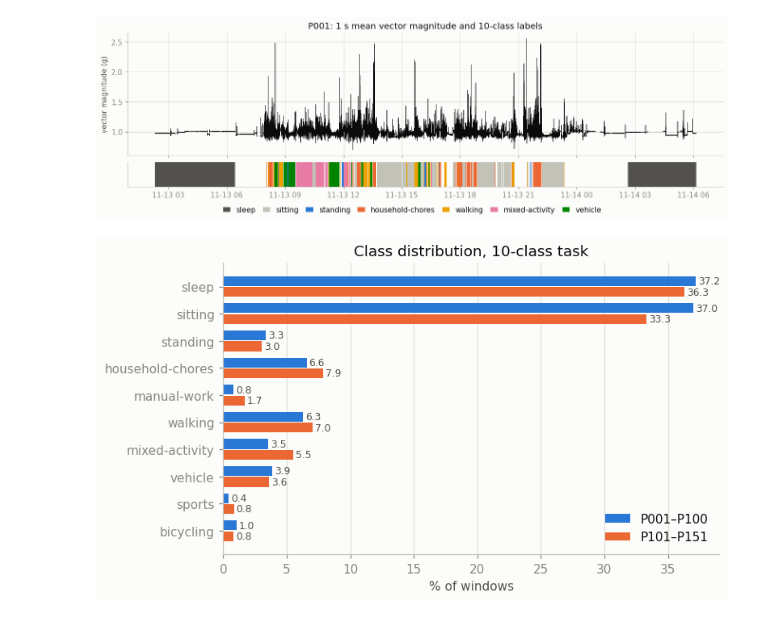
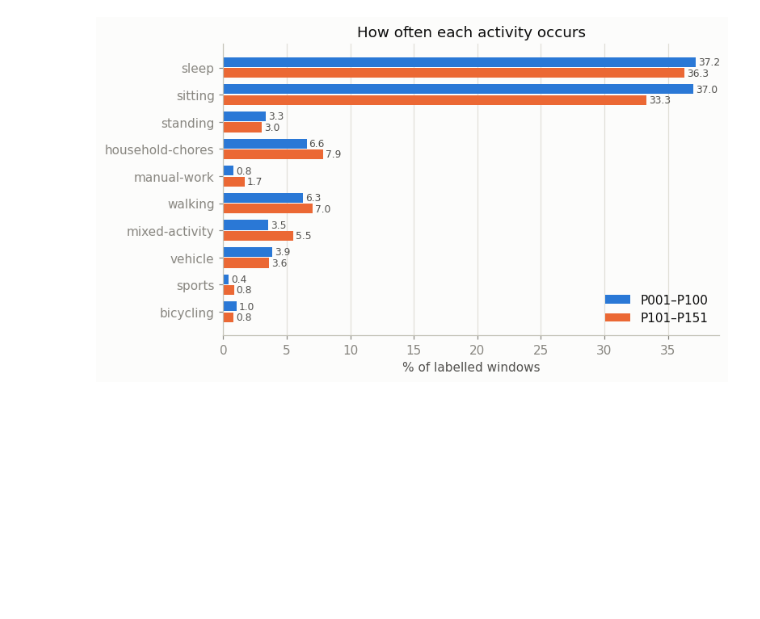
Before and after one commit to Alexr951/Capture-24, a Jupyter notebook: capture24_har.ipynb, the cells around one changed output. Saved outputs shown, nothing was run; the diff lists cells and outputs as text; code cells hidden in the pictures; blank space fills up the shorter version.

```diff
--- a/capture24_har.ipynb
+++ b/capture24_har.ipynb
@@ -74,7 +90,7 @@ if not RAW.exists():
     zipfile.ZipFile(DATA / "capture24.zip").extractall(DATA)
 FILES = sorted(RAW.glob("P[0-9][0-9][0-9].csv.gz"))
 print(len(FILES), "participant files;", "other files:", sorted(p.name for p in RAW.iterdir() if p not in FILES))
-F.load_participant(FILES[0]).iloc[[0, 1, 3_000_000]]
+pd.read_csv(FILES[0], nrows=3)
 # %% [output]
 151 participant files; other files: ['annotation-label-dictionary.csv', 'metadata.csv']
 |  | time | x | y | z | annotation |
@@ -174,41 +207,20 @@ One participant's day with its labels, then the class balance of the two partici
 # %%
-def plot_day(pid="P001"):
-    """Per-second mean vector magnitude for one participant, with the 10-class labels as a band underneath."""
-    raw = F.load_participant(RAW / f"{pid}.csv.gz")
-    magnitude = pd.Series(np.linalg.norm(raw[["x", "y", "z"]].to_numpy(), axis=1), index=raw["time"]).resample("1s").mean()
-    w = windows[windows["participant"] == pid]
-    fig, (ax, band) = plt.subplots(2, 1, sharex=True, figsize=(12, 3.8), height_ratios=[5, 1], layout="constrained")
-    ax.plot(magnitude.index, magnitude.to_numpy(), lw=0.5, color=INK)
-    ax.set(ylabel="vector magnitude (g)", title=f"{pid}: 1 s mean vector magnitude and 10-class labels")
-    for name in CLASSES["10-class"]:
-        t = w.loc[w["10-class"] == CODES["10-class"].index(name), "window_start"]
-        if len(t):
-            band.bar(t, 1, width=pd.Timedelta(seconds=F.WINSEC), align="edge", color=CLASS_COLORS[name], label=name)
-    band.set(yticks=[], ylim=(0, 1))
-    band.grid(False)
-    fig.legend(loc="outside lower center", ncols=10, handlelength=1, columnspacing=1)
+def plot_class_share():
+    """Share of windows per class, derivation vs holdout."""
+    names = CLASSES["10-class"]
+    order = [CODES["10-class"].index(n) for n in names]
+    share = lambda mask: np.bincount(windows.loc[mask & LABELLED, "10-class"], minlength=len(names))[order] / (mask & LABELLED).sum() * 100
+    _, ax = plt.subplots(figsize=(7, 4), layout="constrained")
+    y = np.arange(len(names))
+    for offset, mask, label, color in ((-0.2, IS_DEV, "P001–P100", BLUE), (0.2, ~IS_DEV, "P101–P151", ORANGE)):
+        bars = ax.barh(y + offset, share(mask), height=0.36, color=color, label=label)
+        ax.bar_label(bars, fmt="%.1f", padding=2, fontsize=8, color="#52514e")
+    ax.set(yticks=y, yticklabels=names, xlabel="% of labelled windows", title="How often each activity occurs")
+    ax.invert_yaxis()
+    ax.grid(axis="y", visible=False)
+    ax.legend()
 
 
-plot_day()
+plot_class_share()
 # %% [output]
-[figure, old version]
+[figure, new version]
-# %%
-def plot_class_share():
-    """Share of windows per class, derivation vs holdout."""
-    names = CLASSES["10-class"]
-    order = [CODES["10-class"].index(n) for n in names]
-    share = lambda mask: np.bincount(windows.loc[mask, "10-class"], minlength=len(names))[order] / mask.sum() * 100
-    _, ax = plt.subplots(figsize=(7, 4), layout="constrained")
-    y = np.arange(len(names))
-    for offset, mask, label, color in ((-0.2, IS_DEV, "P001–P100", BLUE), (0.2, ~IS_DEV, "P101–P151", ORANGE)):
-        bars = ax.barh(y + offset, share(mask), height=0.36, color=color, label=label)
-        ax.bar_label(bars, fmt="%.1f", padding=2, fontsize=8, color="#52514e")
-    ax.set(yticks=y, yticklabels=names, xlabel="% of windows", title="Class distribution, 10-class task")
-    ax.invert_yaxis()
-    ax.grid(axis="y", visible=False)
-    ax.legend()
-
-
-plot_class_share()
-# %% [output]
-[figure, removed]
```
Also changed, not shown: parts of 48 cells of this notebook, 9 other files.
